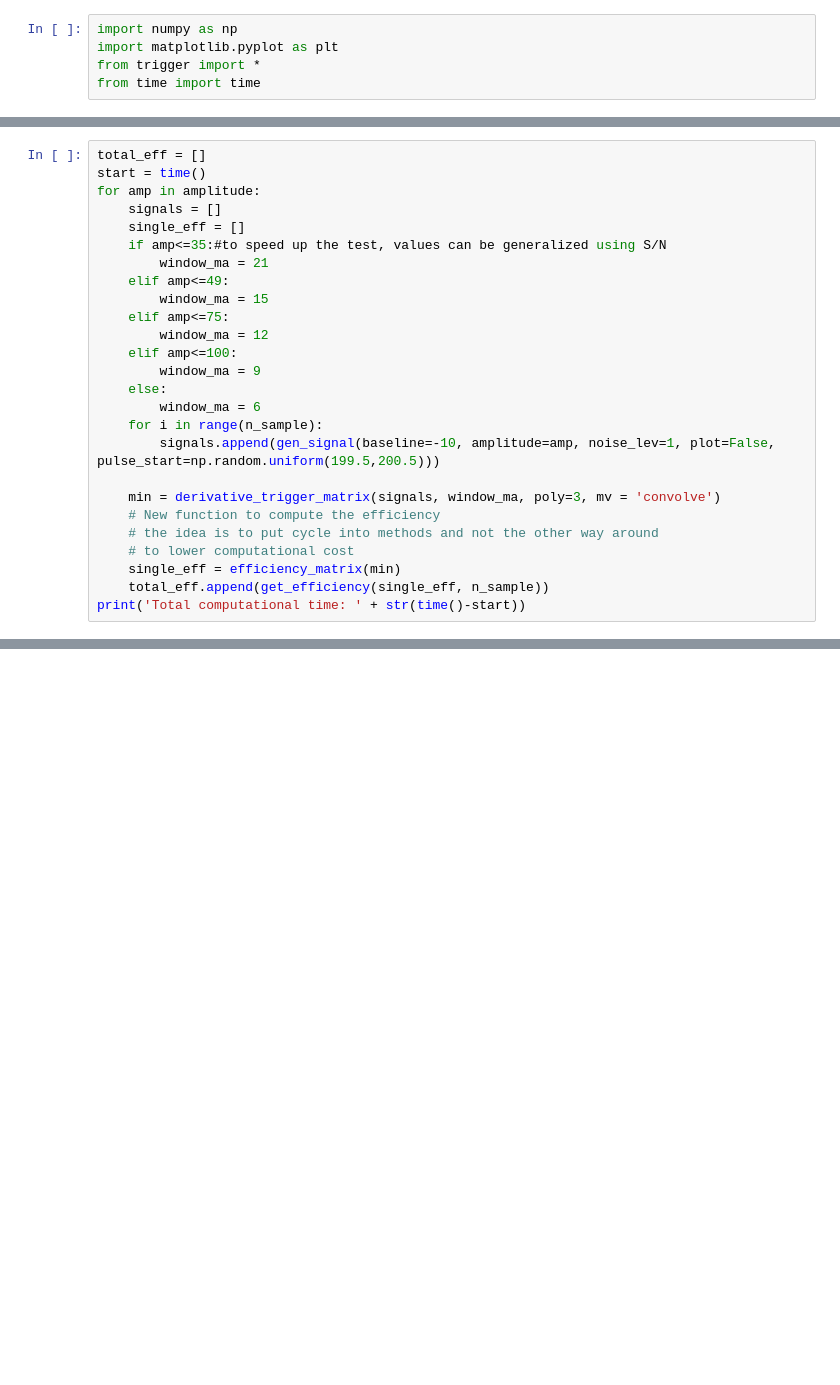
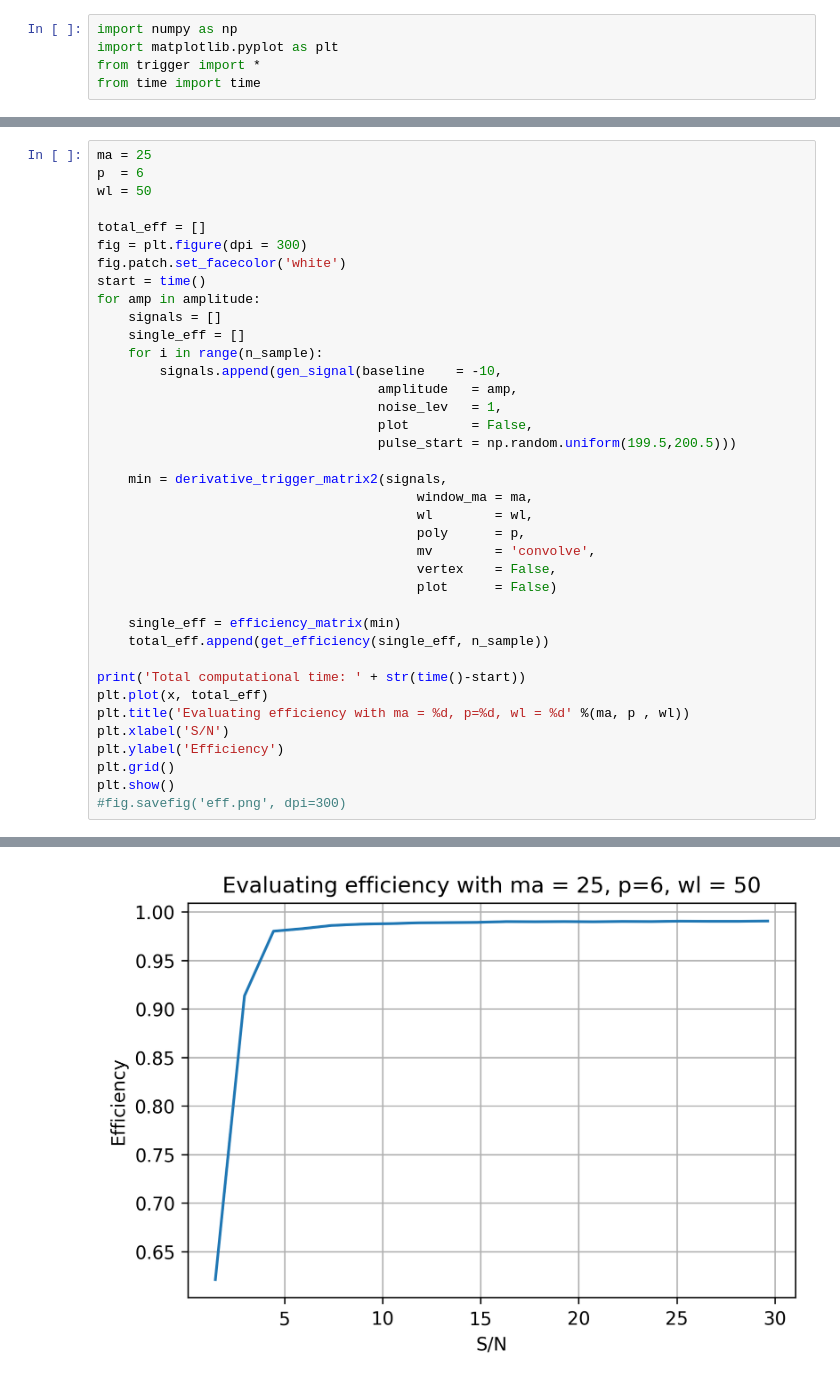
Before and after one commit to biqute/QTLab2122, a Jupyter notebook: SingleIRsource/simulated/efficiency_ma.ipynb, the cells around one changed output, grey strips where cells are left out. Drawn from its saved outputs; the diff is of its cells as text; blank space fills up the shorter version.

```diff
--- a/SingleIRsource/simulated/efficiency_ma.ipynb
+++ b/SingleIRsource/simulated/efficiency_ma.ipynb
@@ -11,27 +163,39 @@ window = np.linspace(3,18,6)
 # %%
+ma = 25
+p  = 6
+wl = 50
+
 total_eff = []
+fig = plt.figure(dpi = 300)
+fig.patch.set_facecolor('white')
 start = time()
 for amp in amplitude:
     signals = []
     single_eff = []
-    if amp<=35:#to speed up the test, values can be generalized using S/N
-        window_ma = 21
-    elif amp<=49:
-        window_ma = 15
-    elif amp<=75:
-        window_ma = 12
-    elif amp<=100:
-        window_ma = 9
-    else:
-        window_ma = 6
     for i in range(n_sample):
-        signals.append(gen_signal(baseline=-10, amplitude=amp, noise_lev=1, plot=False, pulse_start=np.random.uniform(199.5,200.5)))
+        signals.append(gen_signal(baseline    = -10,
+                                    amplitude   = amp,
+                                    noise_lev   = 1,
+                                    plot        = False,
+                                    pulse_start = np.random.uniform(199.5,200.5)))
 
-    min = derivative_trigger_matrix(signals, window_ma, poly=3, mv = 'convolve')
-    # New function to compute the efficiency
-    # the idea is to put cycle into methods and not the other way around
-    # to lower computational cost
+    min = derivative_trigger_matrix2(signals,
+                                         window_ma = ma,
+                                         wl        = wl,
+                                         poly      = p,
+                                         mv        = 'convolve',
+                                         vertex    = False,
+                                         plot      = False)
+
     single_eff = efficiency_matrix(min)
     total_eff.append(get_efficiency(single_eff, n_sample))
+
 print('Total computational time: ' + str(time()-start))
+plt.plot(x, total_eff)
+plt.title('Evaluating efficiency with ma = %d, p=%d, wl = %d' %(ma, p , wl))
+plt.xlabel('S/N')
+plt.ylabel('Efficiency')
+plt.grid()
+plt.show()
+#fig.savefig('eff.png', dpi=300)
 # %% [output]
@@ -38,0 +203 @@ Total computational time: 23.286068439483643
+[figure, added]
```
Also changed, not shown: parts of 15 cells of this notebook, 35 other files.
